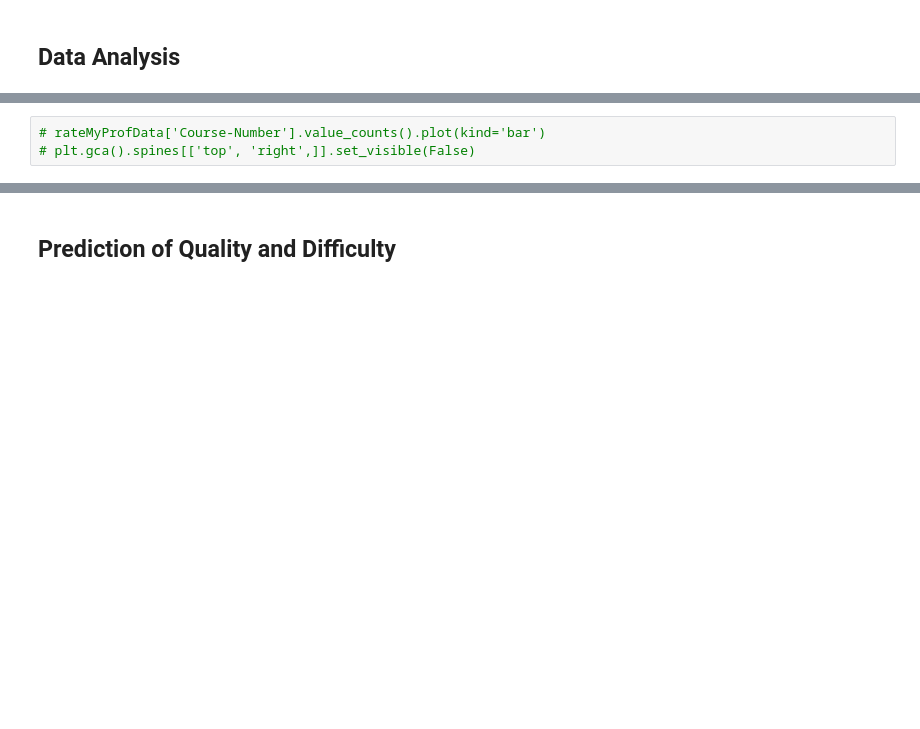
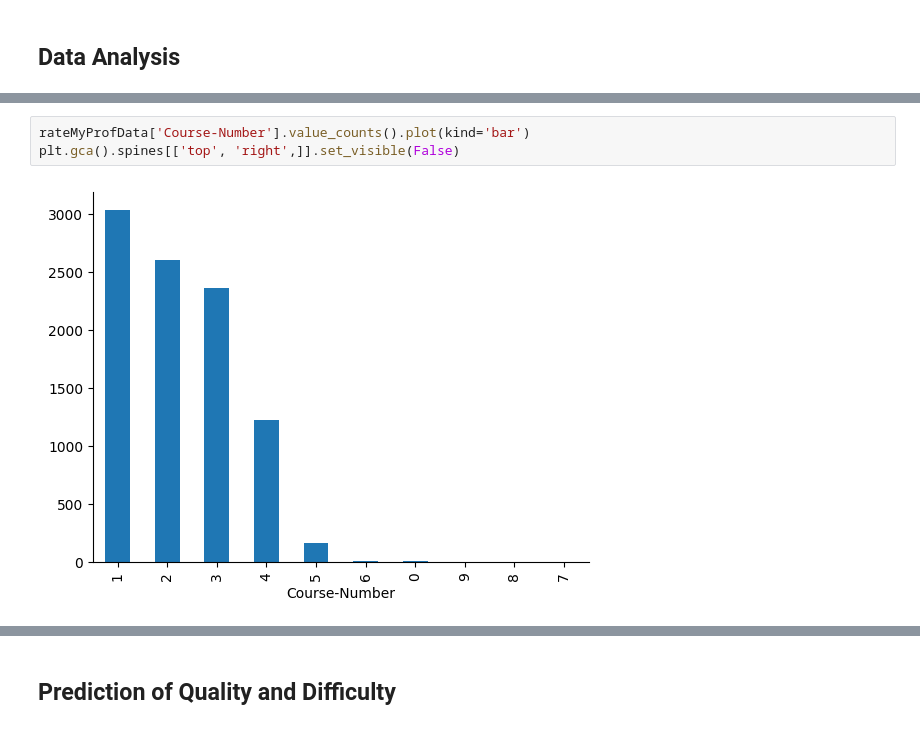
Before and after one commit to joshs23/NLP-RateMyProf, a Jupyter notebook: ratemyprof.ipynb, the cells around one changed output, grey strips where cells are left out. Cells and saved outputs as stored; diff of their text form; blank space fills up the shorter version.

```diff
--- a/ratemyprof.ipynb
+++ b/ratemyprof.ipynb
@@ -67,4 +108,6 @@ plt.gca().spines[['top', 'right',]].set_visible(False)
 # %%
-# rateMyProfData['Course-Number'].value_counts().plot(kind='bar')
-# plt.gca().spines[['top', 'right',]].set_visible(False)
+rateMyProfData['Course-Number'].value_counts().plot(kind='bar')
+plt.gca().spines[['top', 'right',]].set_visible(False)
+# %% [output]
+[figure, added]
 # %%
```
Also changed, not shown: parts of 34 cells of this notebook.
